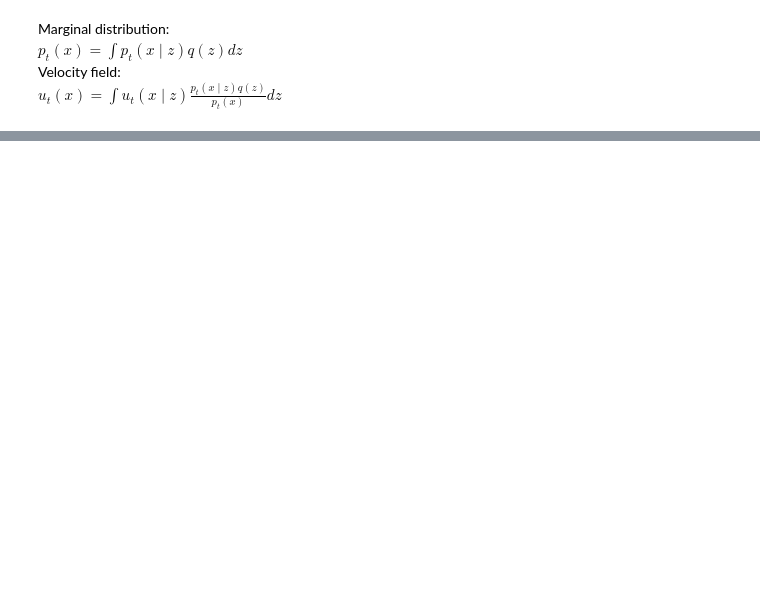
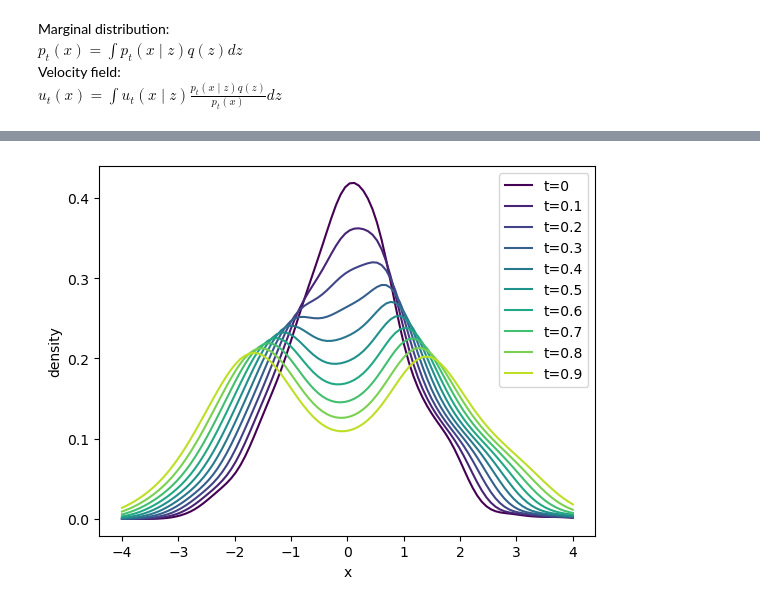
Before and after one commit to aimiokab/sav_obelix_tutorial, a Jupyter notebook: fm_tutorial.ipynb, the cells around one changed output, grey strips where cells are left out. Saved outputs shown, nothing was run; the diff lists cells and outputs as text; code cells hidden in the pictures; blank space fills up the shorter version.

```diff
--- a/fm_tutorial.ipynb
+++ b/fm_tutorial.ipynb
@@ -52,0 +230,9 @@ $u_t(x)=\int u_t\left(x \mid z\right) \frac{p_t\left(x \mid z\right) q\left(z\ri
+# %%
+for i in range(0, len(times), 10):
+    plt.plot(x_discr, probability_path[i].T, c=plt.colormaps["viridis"](times[i]), label=f"t={times[i]:g}")
+plt.legend()
+plt.xlabel("x")
+plt.ylabel("density")
+plt.show()
+# %% [output]
+[figure, added]
```
Also changed, not shown: parts of 36 cells of this notebook, 2 other files.
